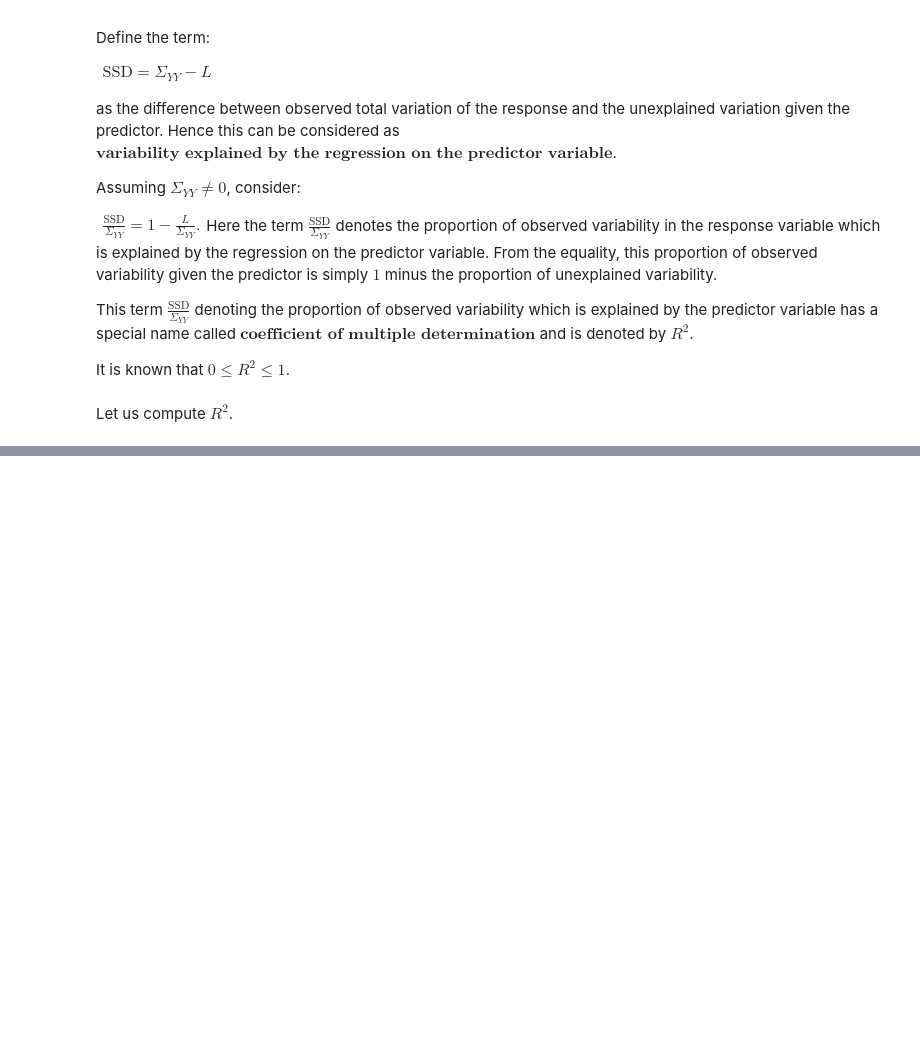
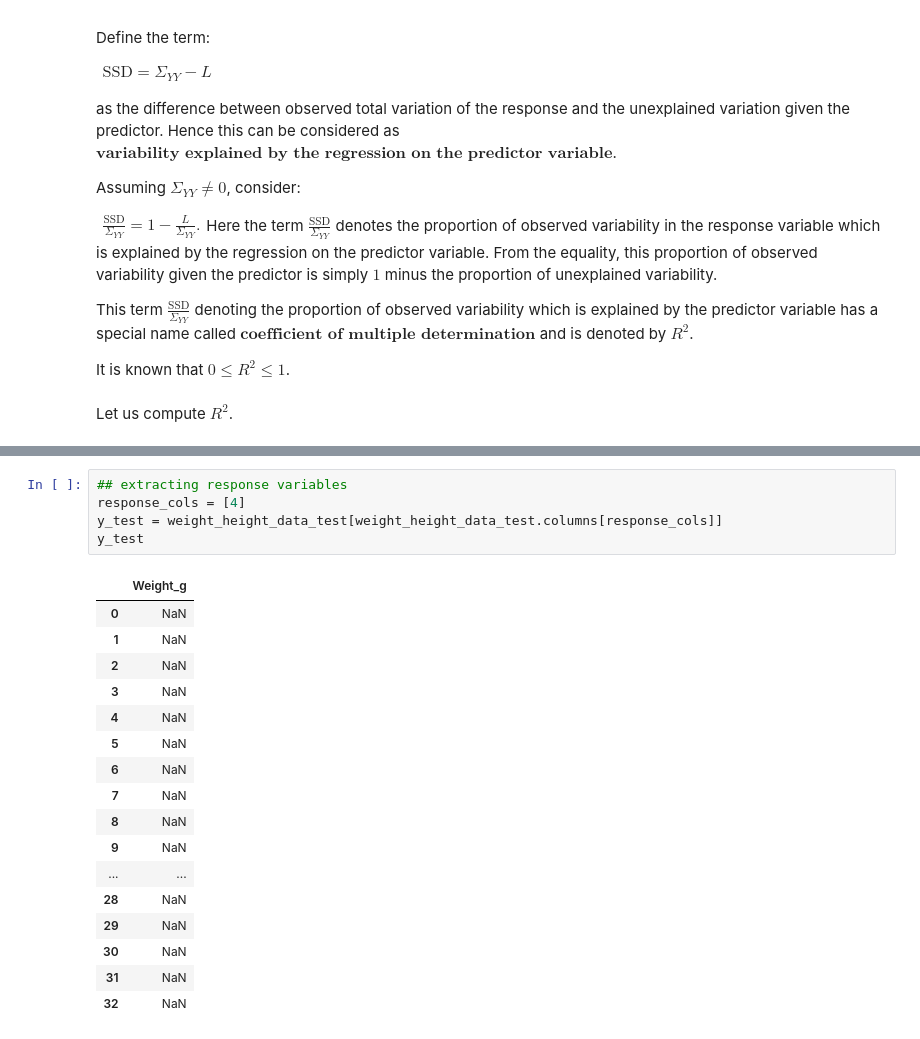
Before and after one commit to arvind-maurya/MachineLearning, a Jupyter notebook: Assignment/AIMLCEP_Q1.ipynb, the cells around one changed output, grey strips where cells are left out. Drawn from its saved outputs; the diff is of its cells as text; blank space fills up the shorter version.

```diff
--- a/Assignment/AIMLCEP_Q1.ipynb
+++ b/Assignment/AIMLCEP_Q1.ipynb
@@ -508,0 +604,23 @@ R^2: [0.86381538]
+# %%
+## extracting response variables
+response_cols = [4]
+y_test = weight_height_data_test[weight_height_data_test.columns[response_cols]]
+y_test
+# %% [output]
+|  | Weight_g |
+| 0 | NaN |
+| 1 | NaN |
+| 2 | NaN |
+| 3 | NaN |
+| 4 | NaN |
+| 5 | NaN |
+| 6 | NaN |
+| 7 | NaN |
+| 8 | NaN |
+| 9 | NaN |
+| ... | ... |
+| 28 | NaN |
+| 29 | NaN |
+| 30 | NaN |
+| 31 | NaN |
+| 32 | NaN |
```
Also changed, not shown: parts of 20 cells of this notebook.
